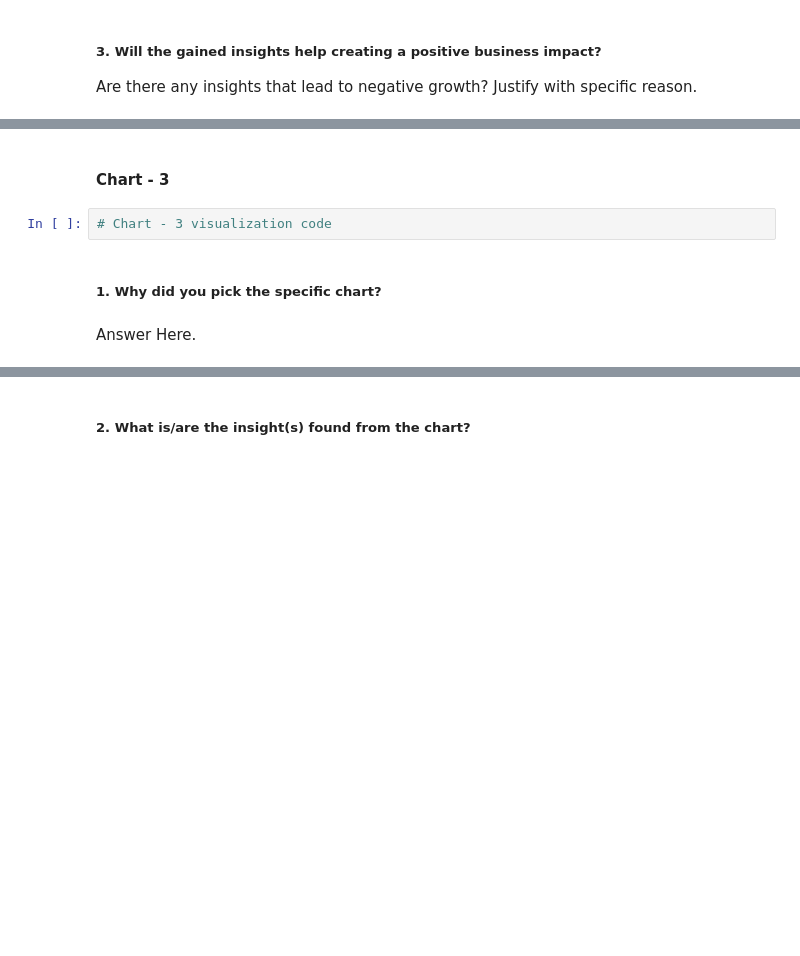
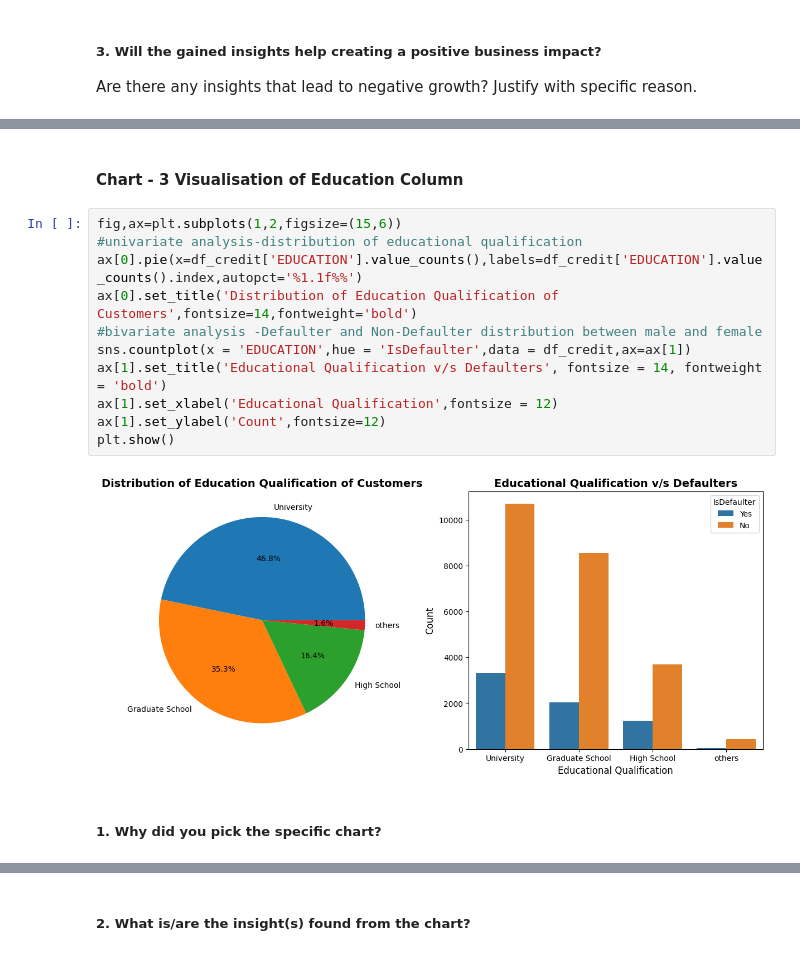
Before and after one commit to sabitendu/Capstone-Project-on-Credit-Card-Default-Predictiion, a Jupyter notebook: credit_card_default_prediction.ipynb, the cells around one changed output, grey strips where cells are left out. Cells and saved outputs as stored; diff of their text form; blank space fills up the shorter version.

```diff
--- a/credit_card_default_prediction.ipynb
+++ b/credit_card_default_prediction.ipynb
@@ -426,8 +439,17 @@ Answer Here
 # %% [markdown]
-#### Chart - 3
+#### **Chart - 3 Visualisation of Education Column**
-# %%
-# Chart - 3 visualization code
+# %%
+fig,ax=plt.subplots(1,2,figsize=(15,6))
+#univariate analysis-distribution of educational qualification
+ax[0].pie(x=df_credit['EDUCATION'].value_counts(),labels=df_credit['EDUCATION'].value_counts().index,autopct='%1.1f%%')
+ax[0].set_title('Distribution of Education Qualification of Customers',fontsize=14,fontweight='bold')
+#bivariate analysis -Defaulter and Non-Defaulter distribution between male and female
+sns.countplot(x = 'EDUCATION',hue = 'IsDefaulter',data = df_credit,ax=ax[1])
+ax[1].set_title('Educational Qualification v/s Defaulters', fontsize = 14, fontweight = 'bold')
+ax[1].set_xlabel('Educational Qualification',fontsize = 12)
+ax[1].set_ylabel('Count',fontsize=12)
+plt.show()
+# %% [output]
+[figure, added]
 # %% [markdown]
 ##### 1. Why did you pick the specific chart?
-# %% [markdown]
-Answer Here.
```
Also changed, not shown: parts of 88 cells of this notebook.
